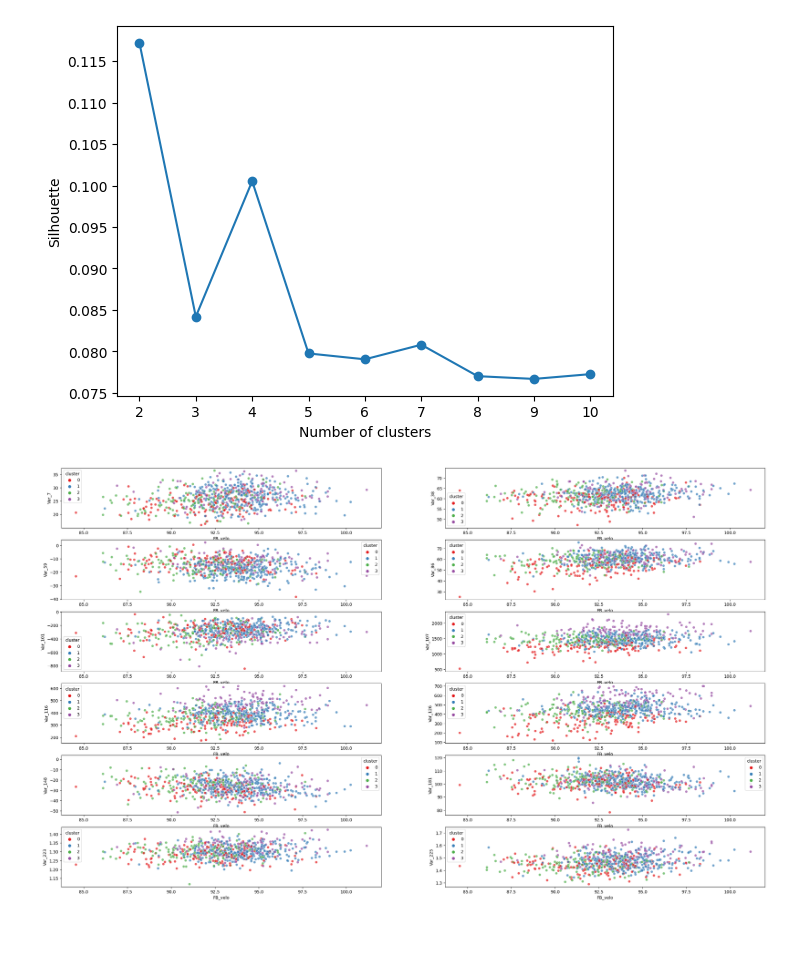
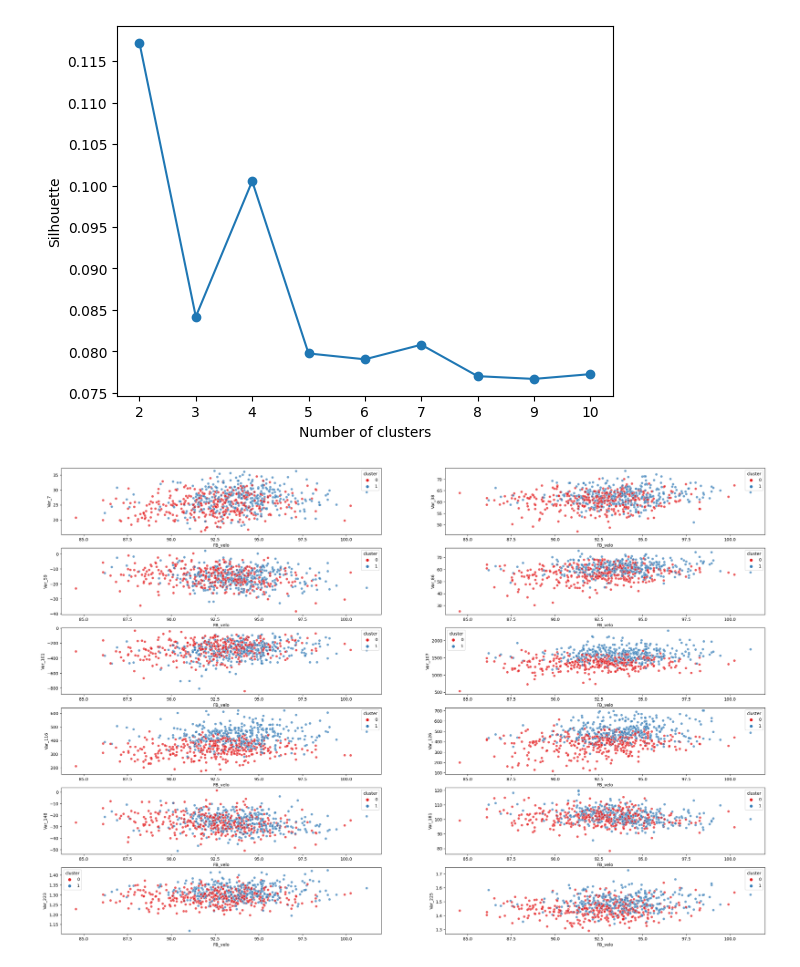
Before and after one commit to sidthakur08/biomech-velo, a Jupyter notebook: exploration.ipynb, the cells around one changed output. Cells and saved outputs as stored; diff of their text form; code cells hidden in the pictures; blank space fills up the shorter version.

```diff
--- a/exploration.ipynb
+++ b/exploration.ipynb
@@ -353,0 +357,21 @@ R^2 Score: 0.16546155566342624
+# %%
+param_grid = {"max_depth":    [4, 5, 6],
+              "n_estimators": [500, 600, 700],
+              "learning_rate": [0.01, 0.015]}
+
+model = XGBRegressor(eval_metric='rmse', booster='gblinear')
+search = GridSearchCV(model, param_grid, cv=5).fit(X_train, y_train)
+
+print(search.best_params_)
+regressor= XGBRegressor(learning_rate = search.best_params_["learning_rate"],
+                           n_estimators  = search.best_params_["n_estimators"],
+                           max_depth     = search.best_params_["max_depth"],
+                           eval_metric='rmse', booster='gblinear')
+regressor.fit(X_train, y_train)
+preds = regressor.predict(X_test)
+
+rmse = mean_squared_error(y_test, preds, squared=False)
+print(f"Root Mean Squared Error (RMSE): {rmse}")
+
+for i in range(X.shape[1]):
+    print(X.columns[i], "=", regressor.coef_[i].round(5))
@@ -359,7 +393,6 @@ for i in range(2, 11):
     km.fit(X_scaled)
     labels = km.labels_
     sil.append(silhouette_score(X_scaled, labels, metric = 'euclidean'))
-    distortions.append(km.inertia_)
 
 plt.plot(range(2, 11), sil, marker='o')
 plt.xlabel('Number of clusters')
@@ -510,24 +623,24 @@ plt.xlabel('Number of clusters')
 plt.ylabel('Silhouette')
 plt.show()
 
-km = KMeans(n_clusters=4, random_state=0)
+km = KMeans(n_clusters=2, random_state=0)
 lasso_data['cluster'] = km.fit_predict(X_scaled)
 # %% [output]
 [figure]
 # %%
-fig_lasso_cluster, ax_lasso_cluster = plt.subplots(6,2, figsize=(30, 18))
+fig_lasso_cluster, ax_lasso_cluster = plt.subplots(6,2, figsize=(30, 20))
 sns.scatterplot(data=lasso_data, y='Var_7', x='FB_velo', hue='cluster', palette='Set1', alpha=0.7, ax=ax_lasso_cluster[0][0])
 sns.scatterplot(data=lasso_data, y='Var_38', x='FB_velo', hue='cluster', palette='Set1', alpha=0.7, ax=ax_lasso_cluster[0][1])
 sns.scatterplot(data=lasso_data, y='Var_59', x='FB_velo', hue='cluster', palette='Set1', alpha=0.7, ax=ax_lasso_cluster[1][0])
 sns.scatterplot(data=lasso_data, y='Var_86', x='FB_velo', hue='cluster', palette='Set1', alpha=0.7, ax=ax_lasso_cluster[1][1])
 sns.scatterplot(data=lasso_data, y='Var_101', x='FB_velo', hue='cluster', palette='Set1', alpha=0.7, ax=ax_lasso_cluster[2][0])
 sns.scatterplot(data=lasso_data, y='Var_107', x='FB_velo', hue='cluster', palette='Set1', alpha=0.7, ax=ax_lasso_cluster[2][1])
 sns.scatterplot(data=lasso_data, y='Var_116', x='FB_velo', hue='cluster', palette='Set1', alpha=0.7, ax=ax_lasso_cluster[3][0])
 sns.scatterplot(data=lasso_data, y='Var_126', x='FB_velo', hue='cluster', palette='Set1', alpha=0.7, ax=ax_lasso_cluster[3][1])
 sns.scatterplot(data=lasso_data, y='Var_148', x='FB_velo', hue='cluster', palette='Set1', alpha=0.7, ax=ax_lasso_cluster[4][0])
 sns.scatterplot(data=lasso_data, y='Var_181', x='FB_velo', hue='cluster', palette='Set1', alpha=0.7, ax=ax_lasso_cluster[4][1])
 sns.scatterplot(data=lasso_data, y='Var_223', x='FB_velo', hue='cluster', palette='Set1', alpha=0.7, ax=ax_lasso_cluster[5][0])
 sns.scatterplot(data=lasso_data, y='Var_225', x='FB_velo', hue='cluster', palette='Set1', alpha=0.7, ax=ax_lasso_cluster[5][1])
 plt.show()
 # %% [output]
-[figure, old version]
+[figure, new version]
```
Also changed, not shown: parts of 41 cells of this notebook.
